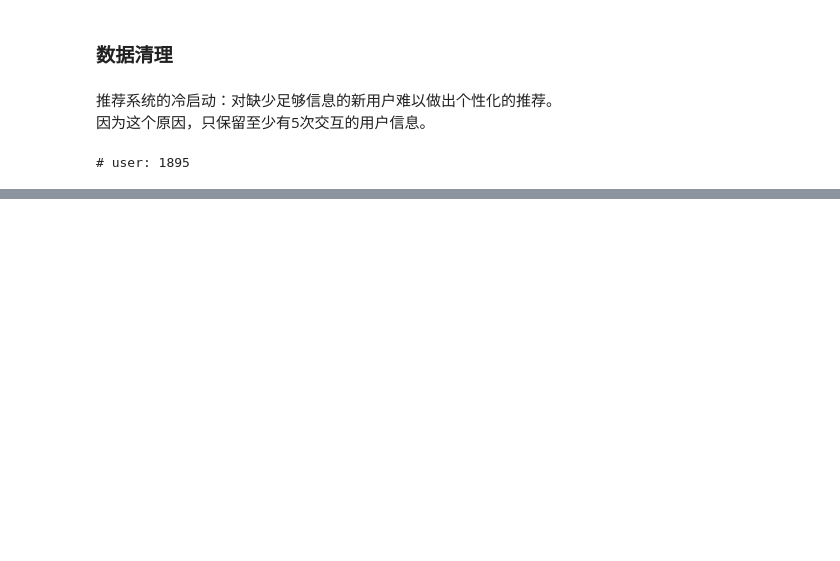
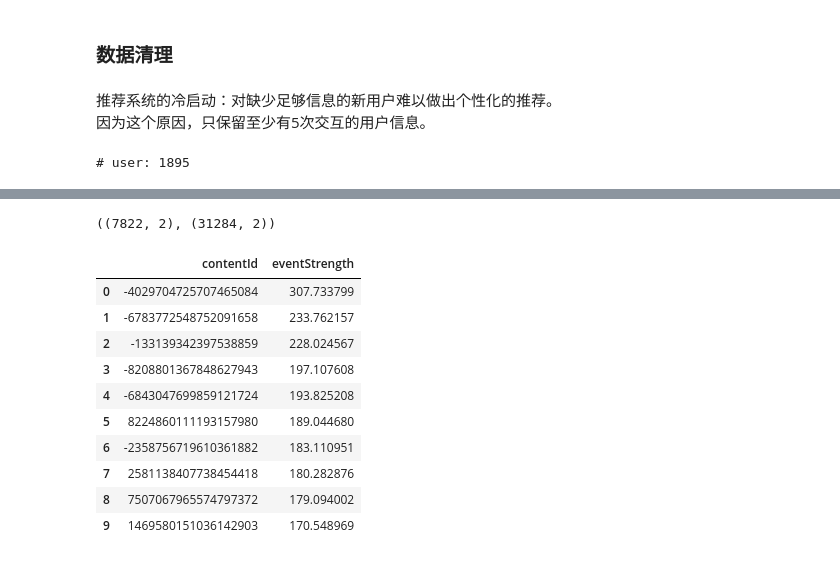
Before and after one commit to yunshuipiao/sw-kaggle, a Jupyter notebook: recommend-system/03-RecSys.ipynb, the cells around one changed output, grey strips where cells are left out. Saved outputs shown, nothing was run; the diff lists cells and outputs as text; code cells hidden in the pictures; blank space fills up the shorter version.

```diff
--- a/recommend-system/03-RecSys.ipynb
+++ b/recommend-system/03-RecSys.ipynb
@@ -84,0 +85,8 @@ user_with_enough_interactions_df.shape  #还有1311个用户
+# %%
+print("# of interactions: %d" % len( interactions_df))
+
+# 根据后者选出的personId对全集进行合并，得到交互多于5次用户的记录
+interactions_from_selected_users_df = interactions_df.merge(user_with_enough_interactions_df,
+                                                           how='right',
+                                                           left_on = 'personId',
+                                                           right_on='personId')
@@ -84,0 +102,7 @@ user_with_enough_interactions_df.shape  #还有1311个用户
+# %%
+def smooth_user_preference(x):
+    return math.log(1 + x, 2)
+# %%
+interactions_full_df = interactions_from_selected_users_df.groupby(['personId', 'contentId']) \
+                                ['eventStrength'].sum().apply(smooth_user_preference).reset_index()
+interactions_full_df.shape
@@ -84,0 +135,9 @@ user_with_enough_interactions_df.shape  #还有1311个用户
+# %%
+#Indexing by personId to speed up the searches during evaluation
+interactions_full_indexed_df = interactions_full_df.set_index('personId')
+interactions_train_indexed_df = interactions_train_df.set_index('personId')
+interactions_test_indexed_df = interactions_test_df.set_index('personId')
+# %%
+interactions_test_indexed_df.shape, interactions_train_indexed_df.shape
+# %% [output]
+((7822, 2), (31284, 2))
@@ -84,0 +244,17 @@ user_with_enough_interactions_df.shape  #还有1311个用户
+# %%
+# 计算最受欢迎的项目
+item_popularity_df = interactions_full_df.groupby('contentId')['eventStrength'].sum().sort_values(
+    ascending=False).reset_index()
+item_popularity_df.head(10)
+# %% [output]
+|  | contentId | eventStrength |
+| 0 | -4029704725707465084 | 307.733799 |
+| 1 | -6783772548752091658 | 233.762157 |
+| 2 | -133139342397538859 | 228.024567 |
+| 3 | -8208801367848627943 | 197.107608 |
+| 4 | -6843047699859121724 | 193.825208 |
+| 5 | 8224860111193157980 | 189.044680 |
+| 6 | -2358756719610361882 | 183.110951 |
+| 7 | 2581138407738454418 | 180.282876 |
+| 8 | 7507067965574797372 | 179.094002 |
+| 9 | 1469580151036142903 | 170.548969 |
```
Also changed, not shown: parts of 18 cells of this notebook.
